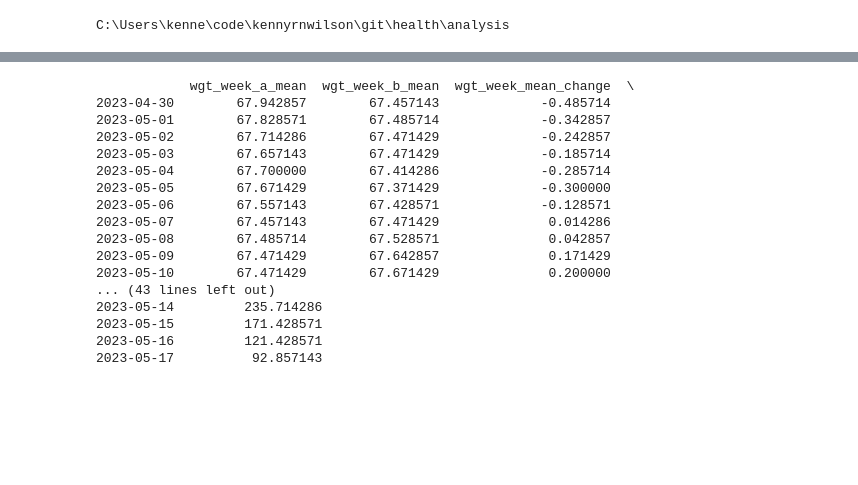
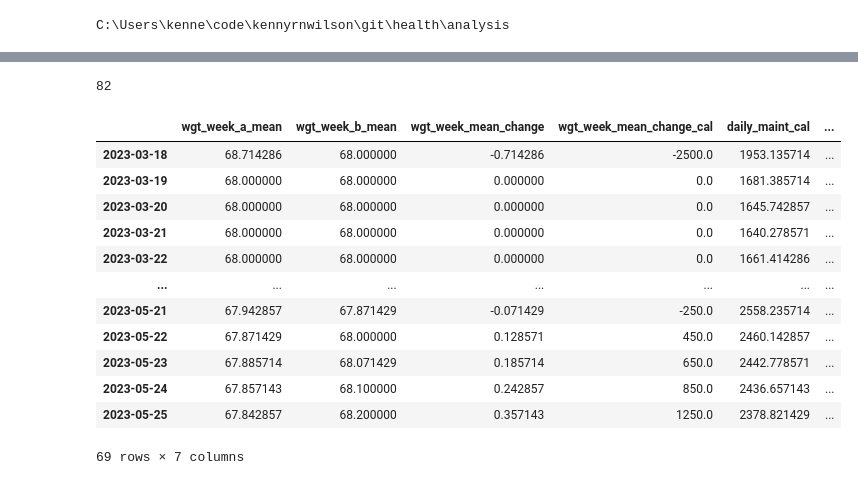
Before and after one commit to kennyrnwilson/health, a Jupyter notebook: analysis/basic-analysis.ipynb, the cells around one changed output, grey strips where cells are left out. Cells and saved outputs as stored; diff of their text form; code cells hidden in the pictures; blank space fills up the shorter version.

```diff
--- a/analysis/basic-analysis.ipynb
+++ b/analysis/basic-analysis.ipynb
@@ -158,26 +129,24 @@ row
-# %%
-summary = pd.DataFrame()
-
-for x in range(14, num_rows+1):
-    row = calc_maint_stats(final_data.iloc[x-14:x])
-    summary = pd.concat([summary,row])
-
-print(summary)
-# %% [output]
-            wgt_week_a_mean  wgt_week_b_mean  wgt_week_mean_change  \
-2023-04-30        67.942857        67.457143             -0.485714
-2023-05-01        67.828571        67.485714             -0.342857
-2023-05-02        67.714286        67.471429             -0.242857
-2023-05-03        67.657143        67.471429             -0.185714
-2023-05-04        67.700000        67.414286             -0.285714
-2023-05-05        67.671429        67.371429             -0.300000
-2023-05-06        67.557143        67.428571             -0.128571
-2023-05-07        67.457143        67.471429              0.014286
-2023-05-08        67.485714        67.528571              0.042857
-2023-05-09        67.471429        67.642857              0.171429
-2023-05-10        67.471429        67.671429              0.200000
-... (43 lines left out)
-2023-05-14         235.714286
-2023-05-15         171.428571
-2023-05-16         121.428571
-2023-05-17          92.857143
+# %%
+summary = pd.DataFrame()
+num_rows = len(final_data.index)
+print(num_rows)
+for x in range(14, num_rows+1):
+    row = calc_maint_stats(final_data.iloc[x-14:x])
+    summary = pd.concat([summary,row])
+
+summary
+# %% [output]
+82
+|  | wgt_week_a_mean | wgt_week_b_mean | wgt_week_mean_change | wgt_week_mean_change_cal | daily_maint_cal | ... |
+| 2023-03-18 | 68.714286 | 68.000000 | -0.714286 | -2500.0 | 1953.135714 | ... |
+| 2023-03-19 | 68.000000 | 68.000000 | 0.000000 | 0.0 | 1681.385714 | ... |
+| 2023-03-20 | 68.000000 | 68.000000 | 0.000000 | 0.0 | 1645.742857 | ... |
+| 2023-03-21 | 68.000000 | 68.000000 | 0.000000 | 0.0 | 1640.278571 | ... |
+| 2023-03-22 | 68.000000 | 68.000000 | 0.000000 | 0.0 | 1661.414286 | ... |
+| ... | ... | ... | ... | ... | ... | ... |
+| 2023-05-21 | 67.942857 | 67.871429 | -0.071429 | -250.0 | 2558.235714 | ... |
+| 2023-05-22 | 67.871429 | 68.000000 | 0.128571 | 450.0 | 2460.142857 | ... |
+| 2023-05-23 | 67.885714 | 68.071429 | 0.185714 | 650.0 | 2442.778571 | ... |
+| 2023-05-24 | 67.857143 | 68.100000 | 0.242857 | 850.0 | 2436.657143 | ... |
+| 2023-05-25 | 67.842857 | 68.200000 | 0.357143 | 1250.0 | 2378.821429 | ... |
+69 rows × 7 columns
```
Also changed, not shown: parts of 15 cells of this notebook, 6 other files.
